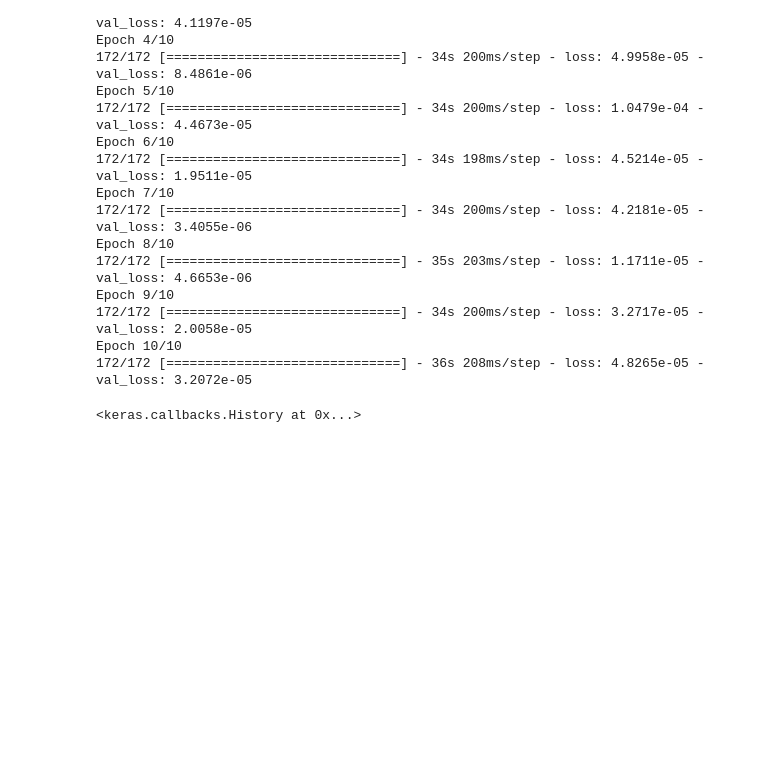
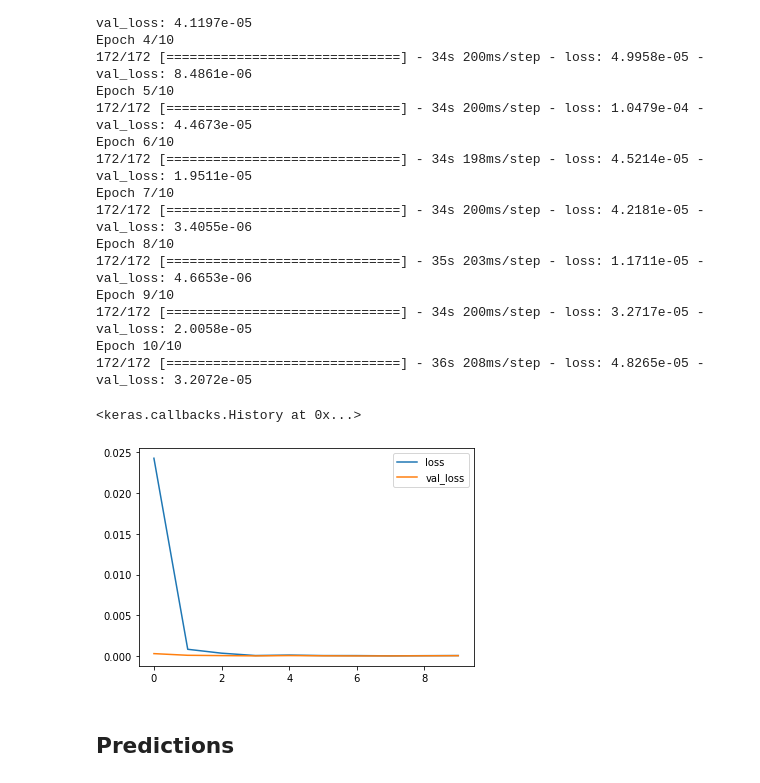
Before and after one commit to kokchun/Deep-learning-AI21, a Jupyter notebook: Lectures/Code-alongs/Lec7-RNN.ipynb, the cells around one changed output. Saved outputs shown, nothing was run; the diff lists cells and outputs as text; code cells hidden in the pictures; blank space fills up the shorter version.

```diff
--- a/Lectures/Code-alongs/Lec7-RNN.ipynb
+++ b/Lectures/Code-alongs/Lec7-RNN.ipynb
@@ -129,3 +129,10 @@ Epoch 9/10
 Epoch 10/10
 172/172 [==============================] - 36s 208ms/step - loss: 4.8265e-05 - val_loss: 3.2072e-05
 <keras.callbacks.History at 0x...>
+# %%
+df_loss = pd.DataFrame(model.history.history)
+df_loss.plot();
+# %% [output]
+[figure, added]
+# %% [markdown]
+## Predictions
```
Also changed, not shown: parts of 11 cells of this notebook.
